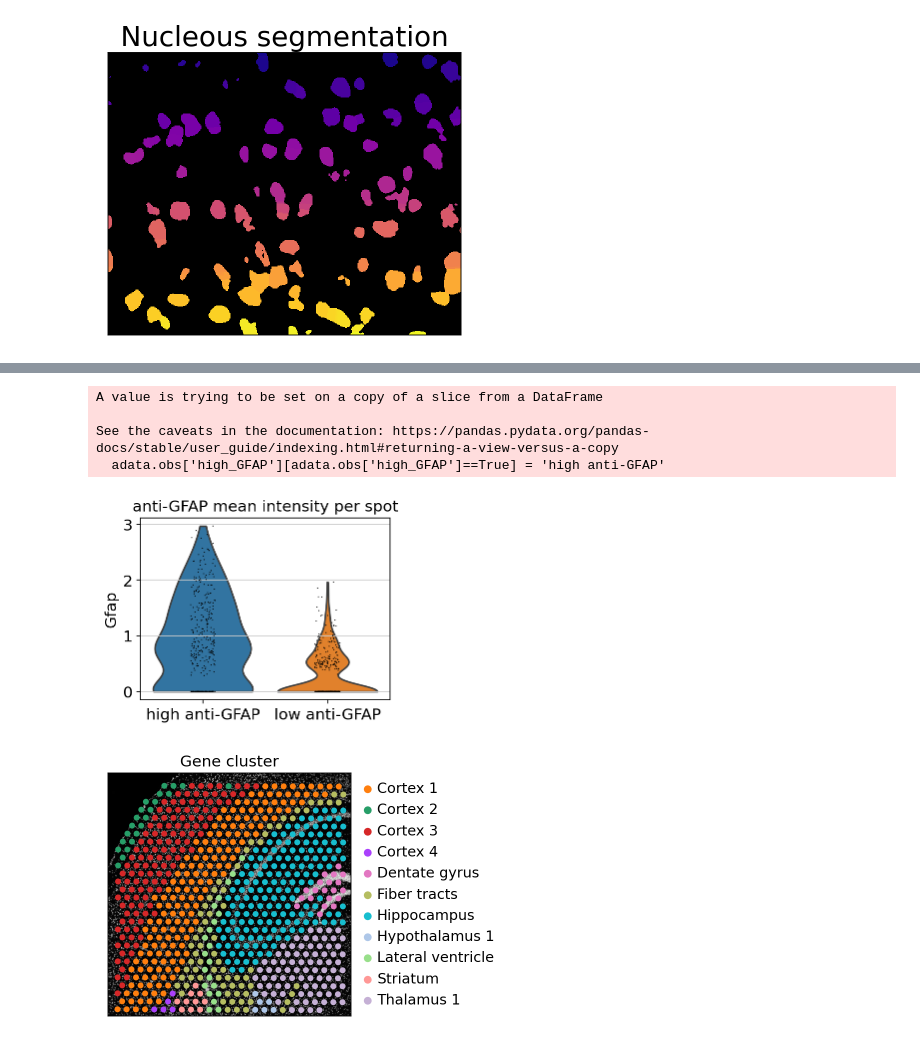
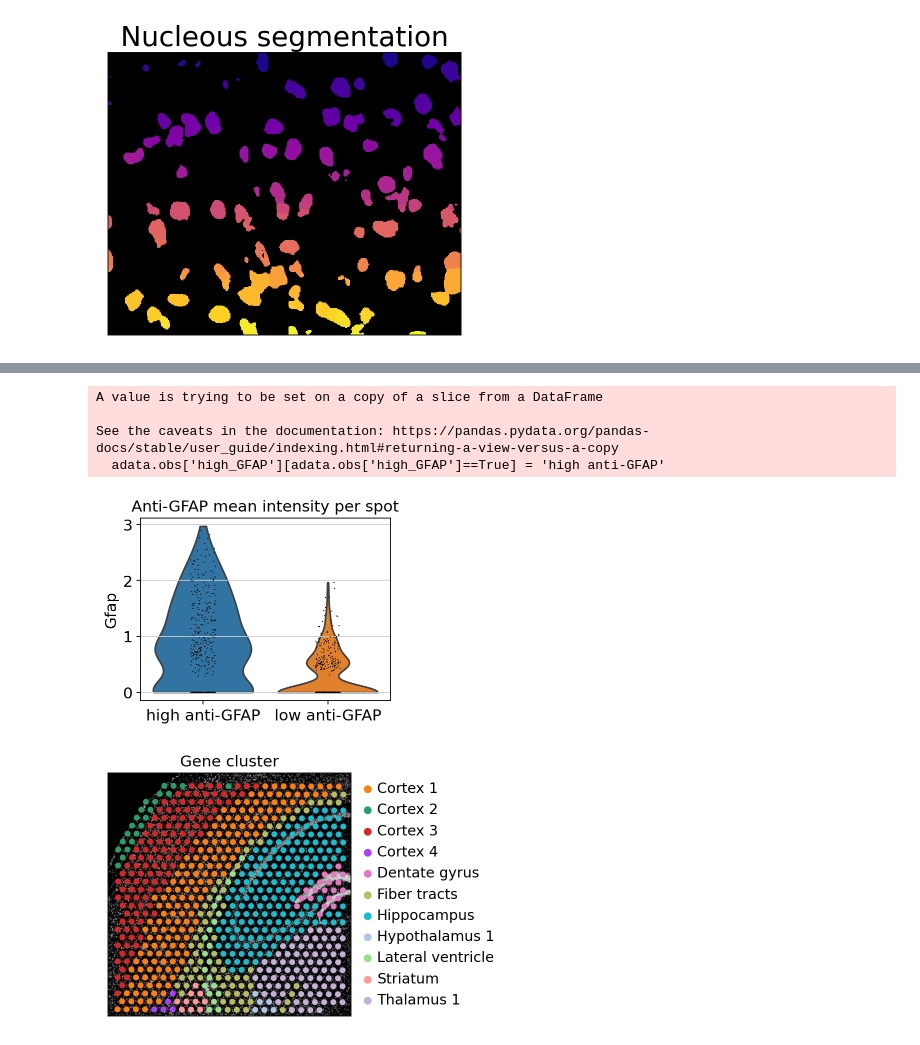
Before and after one commit to theislab/squidpy_reproducibility, a Jupyter notebook: notebooks/image_figures/fluo_image_analysis.ipynb, the cells around one changed output, grey strips where cells are left out. Drawn from its saved outputs; the diff is of its cells as text; code cells hidden in the pictures.

```diff
--- a/notebooks/image_figures/fluo_image_analysis.ipynb
+++ b/notebooks/image_figures/fluo_image_analysis.ipynb
@@ -199,21 +221,21 @@ plt.savefig('figures/fluo/fluo_anti-gfap_intensity.png', dpi=300, bbox_inches='t
 # %%
 # plot low/high GFAP spots vs gfap
 adata.obs['high_GFAP'] = adata.obsm['norm_features']['summary_ch-2_mean'] > np.median(adata.obsm['norm_features']['summary_ch-2_mean'])
 adata.obs['high_GFAP'][adata.obs['high_GFAP']==True] = 'high anti-GFAP'
 adata.obs['high_GFAP'][adata.obs['high_GFAP']==False] = 'low anti-GFAP'
 adata.obs['high_GFAP'] = adata.obs['high_GFAP'].astype('category')
 
 fig, ax = plt.subplots(1,1, figsize=(4,3))
 sc.pl.violin(adata, keys='Gfap', groupby='high_GFAP', xlabel=None,
             ax=ax, show=False, use_raw=False, scale='width')
-ax.set_title('anti-GFAP mean intensity per spot')
+ax.set_title('Anti-GFAP mean intensity per spot')
 plt.savefig('figures/fluo/fluo_anti-gfap_intensity_violin.png', dpi=300)
 # %% [output]
 A value is trying to be set on a copy of a slice from a DataFrame
 
 See the caveats in the documentation: https://pandas.pydata.org/pandas-docs/stable/user_guide/indexing.html#returning-a-view-versus-a-copy
   adata.obs['high_GFAP'][adata.obs['high_GFAP']==True] = 'high anti-GFAP'
-[figure, old version]
+[figure, new version]
 # %%
 # save clustering
 sc.set_figure_params(facecolor="white", figsize=(8, 4))
```
Also changed, not shown: parts of 6 cells of this notebook.
